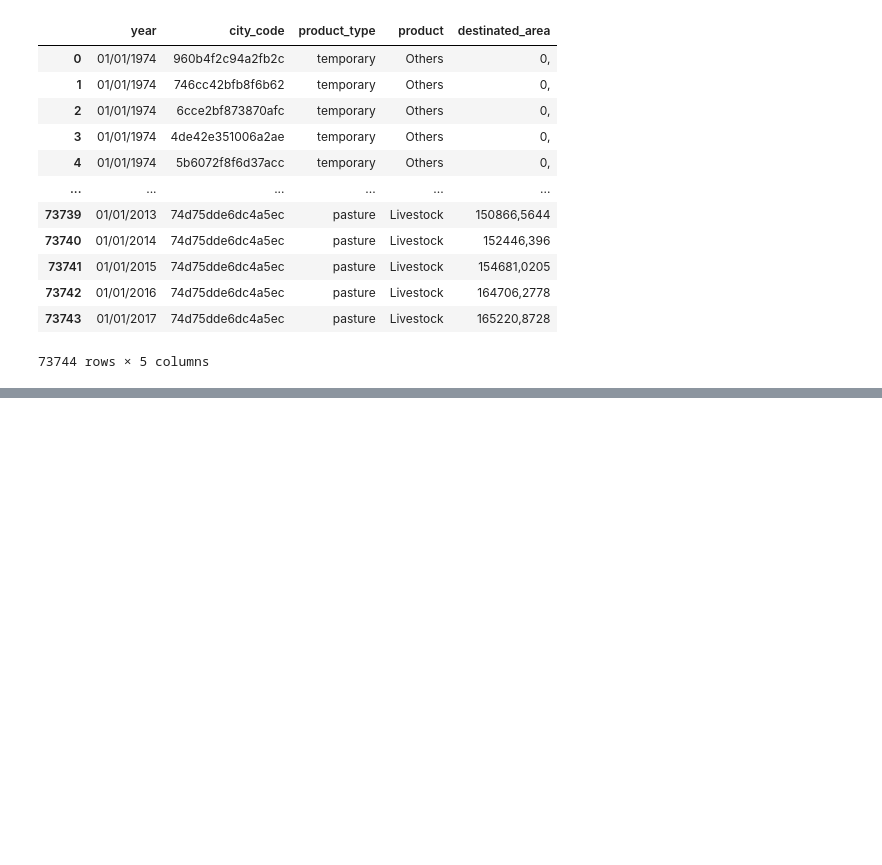
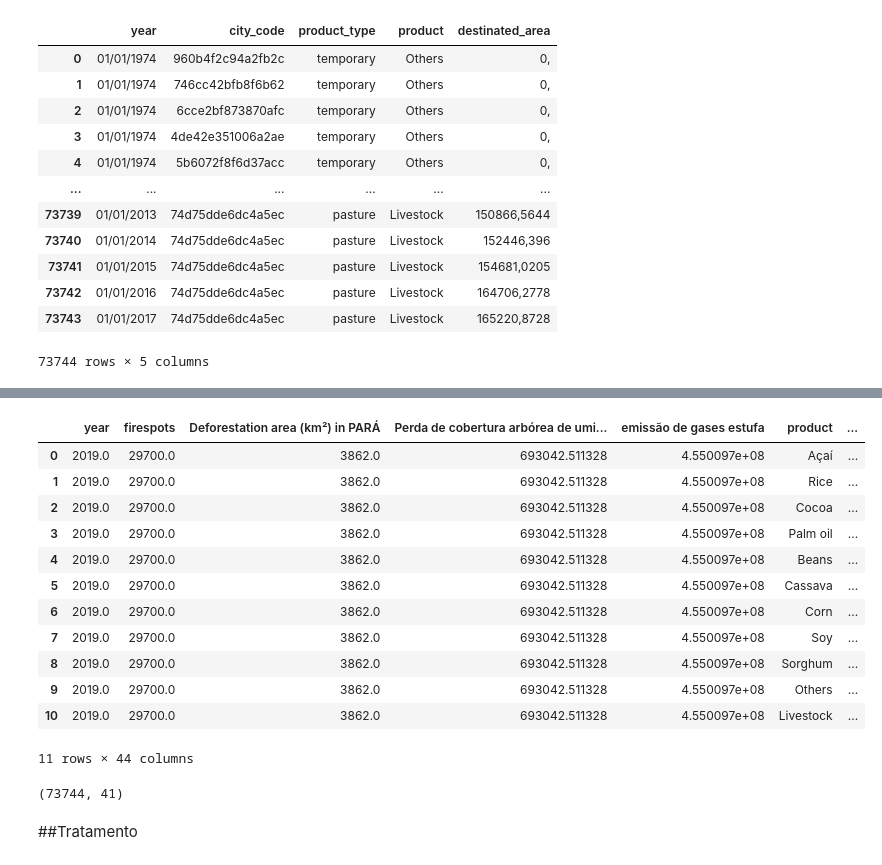
Before and after one commit to LucasLessa1/challengeBain, a Jupyter notebook: Desafio_Bain_&_Company.ipynb, the cells around one changed output, grey strips where cells are left out. Saved outputs shown, nothing was run; the diff lists cells and outputs as text; code cells hidden in the pictures; blank space fills up the shorter version.

```diff
--- a/Desafio_Bain_&_Company.ipynb
+++ b/Desafio_Bain_&_Company.ipynb
@@ -158,0 +316,9 @@ df.head()
+# %%
+pred_2018 = pred_2018.drop(["city_code","destinated_area"], axis=1)
+pred_2019 = pred_2019.drop(["city_code","destinated_area"], axis=1)
+pred_2018.rename(columns={'Produto':'product'}, inplace=True)
+pred_2019.rename(columns={'Produto':'product'}, inplace=True)
+
+
+
+pred_2018
@@ -158,0 +369,18 @@ df.head()
+# %%
+#==================2018===================
+new_others = pd.Series(data={"product":"Others", "product_type":"temporary"}, name='10')
+new_livestock = pd.Series(data={"product":"Livestock", "product_type":"pasture"}, name='11')
+
+pred_2018 = pred_2018.append(new_others, ignore_index=True)
+pred_2018 = pred_2018.append(new_livestock, ignore_index=True)
+
+
+#==================2019===================
+new_others = pd.Series(data={"product":"Others", "product_type":"temporary"}, name='10')
+new_livestock = pd.Series(data={"product":"Livestock", "product_type":"pasture"}, name='11')
+
+pred_2019 = pred_2019.append(new_others, ignore_index=True)
+pred_2019 = pred_2019.append(new_livestock, ignore_index=True)
+# %%
+pred_2018.fillna(pred_2018.mean(), inplace=True)
+pred_2019.fillna(pred_2019.mean(), inplace=True)
@@ -158,0 +596,29 @@ df.head()
+# %%
+from sklearn.preprocessing import OneHotEncoder
+
+encoder = OneHotEncoder(handle_unknown='ignore')
+
+#perform one-hot encoding on 'team' column
+encoder_df = pd.DataFrame(encoder.fit_transform(pred_2018[['product', "product_type"]]).toarray())
+
+#merge one-hot encoded columns back with original DataFrame
+pred_2018 = pred_2018.join(encoder_df)
+
+encoder_df = pd.DataFrame(encoder.fit_transform(pred_2019[['product', "product_type"]]).toarray())
+pred_2019 = pred_2019.join(encoder_df)
+# %%
+pred_2019
+# %% [output]
+|  | year | firespots | Deforestation area (km²) in PARÁ | Perda de cobertura arbórea de umi... | emissão de gases estufa | product | ... |
+| 0 | 2019.0 | 29700.0 | 3862.0 | 693042.511328 | 4.550097e+08 | Açaí | ... |
+| 1 | 2019.0 | 29700.0 | 3862.0 | 693042.511328 | 4.550097e+08 | Rice | ... |
+| 2 | 2019.0 | 29700.0 | 3862.0 | 693042.511328 | 4.550097e+08 | Cocoa | ... |
+| 3 | 2019.0 | 29700.0 | 3862.0 | 693042.511328 | 4.550097e+08 | Palm oil | ... |
+| 4 | 2019.0 | 29700.0 | 3862.0 | 693042.511328 | 4.550097e+08 | Beans | ... |
+| 5 | 2019.0 | 29700.0 | 3862.0 | 693042.511328 | 4.550097e+08 | Cassava | ... |
+| 6 | 2019.0 | 29700.0 | 3862.0 | 693042.511328 | 4.550097e+08 | Corn | ... |
+| 7 | 2019.0 | 29700.0 | 3862.0 | 693042.511328 | 4.550097e+08 | Soy | ... |
+| 8 | 2019.0 | 29700.0 | 3862.0 | 693042.511328 | 4.550097e+08 | Sorghum | ... |
+| 9 | 2019.0 | 29700.0 | 3862.0 | 693042.511328 | 4.550097e+08 | Others | ... |
+| 10 | 2019.0 | 29700.0 | 3862.0 | 693042.511328 | 4.550097e+08 | Livestock | ... |
+11 rows × 44 columns
@@ -158,0 +627,6 @@ df.head()
+# %%
+df_total.shape
+# %% [output]
+(73744, 41)
+# %% [markdown]
+##Tratamento
```
Also changed, not shown: parts of 127 cells of this notebook.
